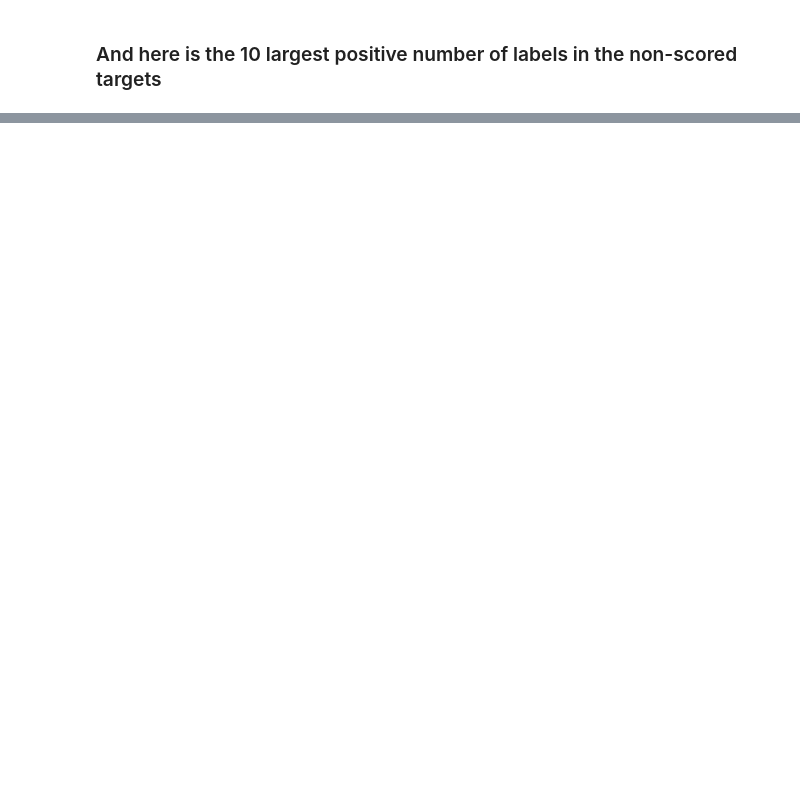
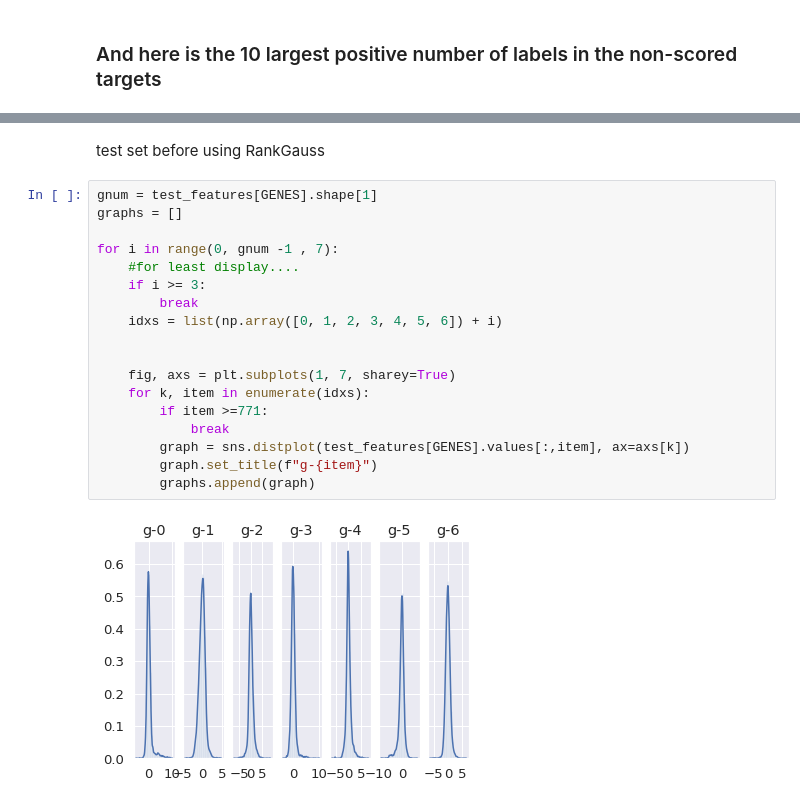
Before and after one commit to guohaoyu110/EE542_final, a Jupyter notebook: MoA-EDA.ipynb, the cells around one changed output, grey strips where cells are left out. Cells and saved outputs as stored; diff of their text form; blank space fills up the shorter version.

```diff
--- a/MoA-EDA.ipynb
+++ b/MoA-EDA.ipynb
@@ -402,0 +543,22 @@ plt.show()
+# %% [markdown]
+test set before using RankGauss
+# %%
+gnum = test_features[GENES].shape[1]
+graphs = []
+
+for i in range(0, gnum -1 , 7):
+    #for least display....
+    if i >= 3:
+        break
+    idxs = list(np.array([0, 1, 2, 3, 4, 5, 6]) + i)
+
+
+    fig, axs = plt.subplots(1, 7, sharey=True)
+    for k, item in enumerate(idxs):
+        if item >=771:
+            break
+        graph = sns.distplot(test_features[GENES].values[:,item], ax=axs[k])
+        graph.set_title(f"g-{item}")
+        graphs.append(graph)
+# %% [output]
+[figure, added]
```
Also changed, not shown: parts of 47 cells of this notebook.
